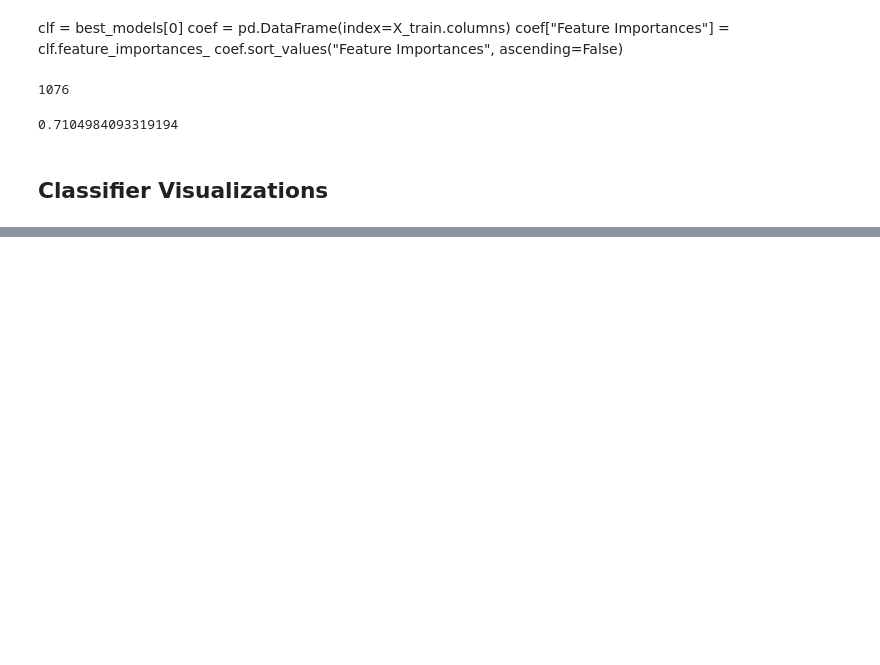
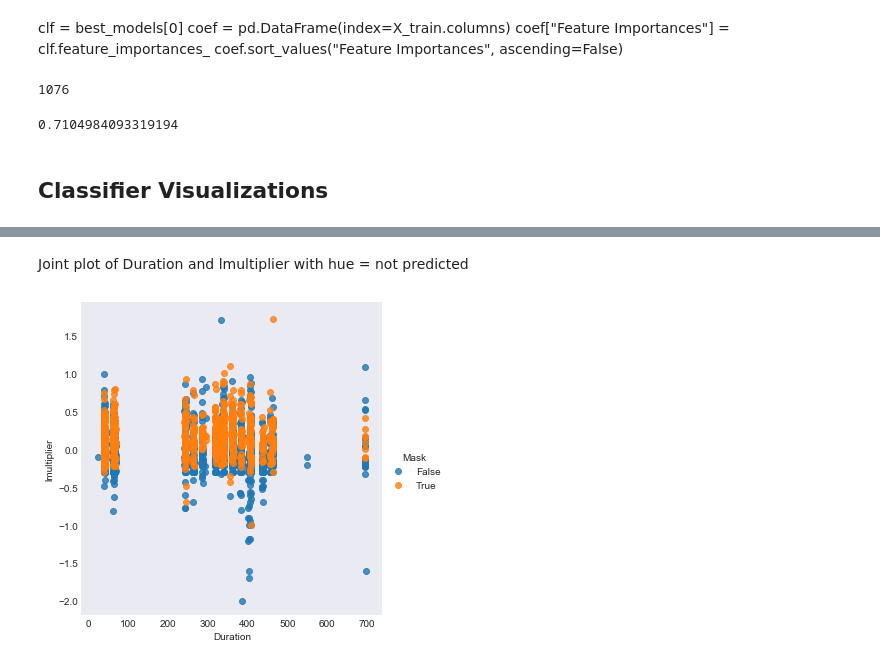
Before and after one commit to qmeeus/auction-optimiser, a Jupyter notebook: Predictive analysis.ipynb, the cells around one changed output, grey strips where cells are left out. Drawn from its saved outputs; the diff is of its cells as text; code cells hidden in the pictures; blank space fills up the shorter version.

```diff
--- a/Predictive analysis.ipynb
+++ b/Predictive analysis.ipynb
@@ -345,0 +403,13 @@ adb.score(X_test, y_test_bins)
+# %% [markdown]
+Joint plot of Duration and lmultiplier with hue = not predicted
+# %%
+#jointPlot with Duration and Imultiplier with hue = Mask
+#g = sns.jointplot(x='lSP.EV', y='lmultiplier',data = df_vis, kind='reg', size=8, hue = 'Mask')
+g = sns.lmplot(x='Duration', y='lmultiplier',data = df_vis, size=5, hue = 'Mask', fit_reg=False)
+#x = np.linspace(-2.5, .5, 100);
+#g.ax_joint.plot(x, x, c='darkgrey', zorder=0)
+#g.ax_joint.axhline(y=0, c='crimson', zorder=0); g.ax_joint.axvline(x=0, c='crimson', zorder=0);
+
+plt.savefig('Multiplier to SP.EV log conigured.png')
+# %% [output]
+[figure, added]
```
Also changed, not shown: parts of 8 cells of this notebook, 1 other file.
